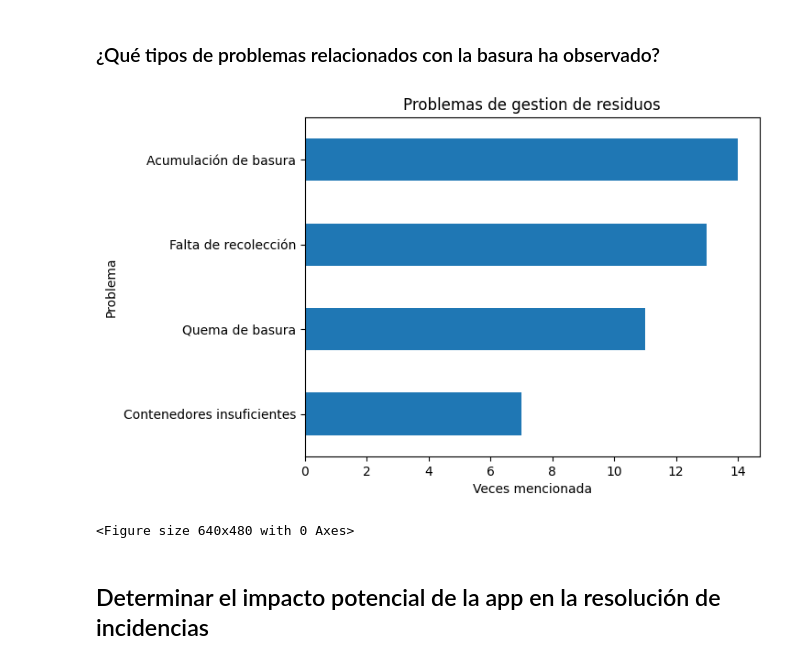
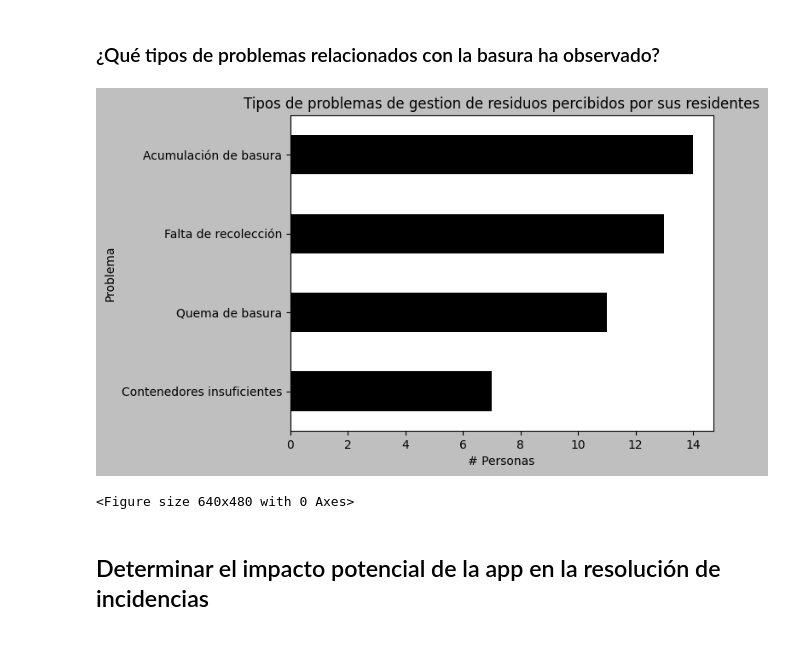
Before and after one commit to Mortadelo24/survey-integrador-one, a Jupyter notebook: notebook.ipynb, the cells around one changed output. Drawn from its saved outputs; the diff is of its cells as text; code cells hidden in the pictures.

```diff
--- a/notebook.ipynb
+++ b/notebook.ipynb
@@ -27,11 +27,13 @@ Note: you may need to restart the kernel to use updated packages.
 # %%
 
 import pandas as pd
-import matplotlib as plt
 from datetime import datetime
 import matplotlib.pyplot as plt
 
+
 results = pd.read_csv("results.csv")
+#plt.style.use("seaborn-v0_8-colorblind")
+plt.style.use("grayscale")
 # %%
 
 would_like_features = pd.DataFrame({
@@ -213,7 +226,9 @@ results["age"] = results["age"].apply(string_to_number)
 average_age = results["age"].mean()
 results["age"] = results["age"].fillna(round(average_age))
 
-results["gender"] = results["gender"].apply(lambda gs: 1 if gs=="Masculinos" else 0)
+results["sex"] = results["gender"].apply(lambda gs: 1 if gs=="Masculinos" else 0)
+# TODO: remove gender column
+results["gender"] = results["sex"]
 results["has_access_smartphone"] = results["has_access_smartphone"].apply(serialize_closed_question)
 results["would_use_app"] = results["would_use_app"].apply(serialize_ambiguous_question )
 results["uses_social_mobile_apps"] = results["uses_social_mobile_apps"].apply(serialize_closed_question)
@@ -372,13 +407,13 @@ create_plot("frecuencia_desechos_problemas")
 ### ¿Qué tipos de problemas relacionados con la basura ha observado?
 # %%
 waste_problems_plot = results["waste_problems"].explode().value_counts().sort_values().plot(kind="barh")
-waste_problems_plot.set_title("Problemas de gestion de residuos")
+waste_problems_plot.set_title("Tipos de problemas de gestion de residuos percibidos por sus residentes")
 waste_problems_plot.set_yticklabels(labels=[waste_problems_labels[int(i.get_text())] for i in waste_problems_plot.get_yticklabels()])
-waste_problems_plot.set_xlabel("Veces mencionada")
+waste_problems_plot.set_xlabel("# Personas")
 waste_problems_plot.set_ylabel("Problema")
 create_plot("problemas_residuos")
 # %% [output]
-[figure, old version]
+[figure, new version]
 <Figure size 640x480 with 0 Axes>
 # %% [markdown]
 ## Determinar el impacto potencial de la app en la resolución de incidencias
```
Also changed, not shown: parts of 22 cells of this notebook, 18 other files.
